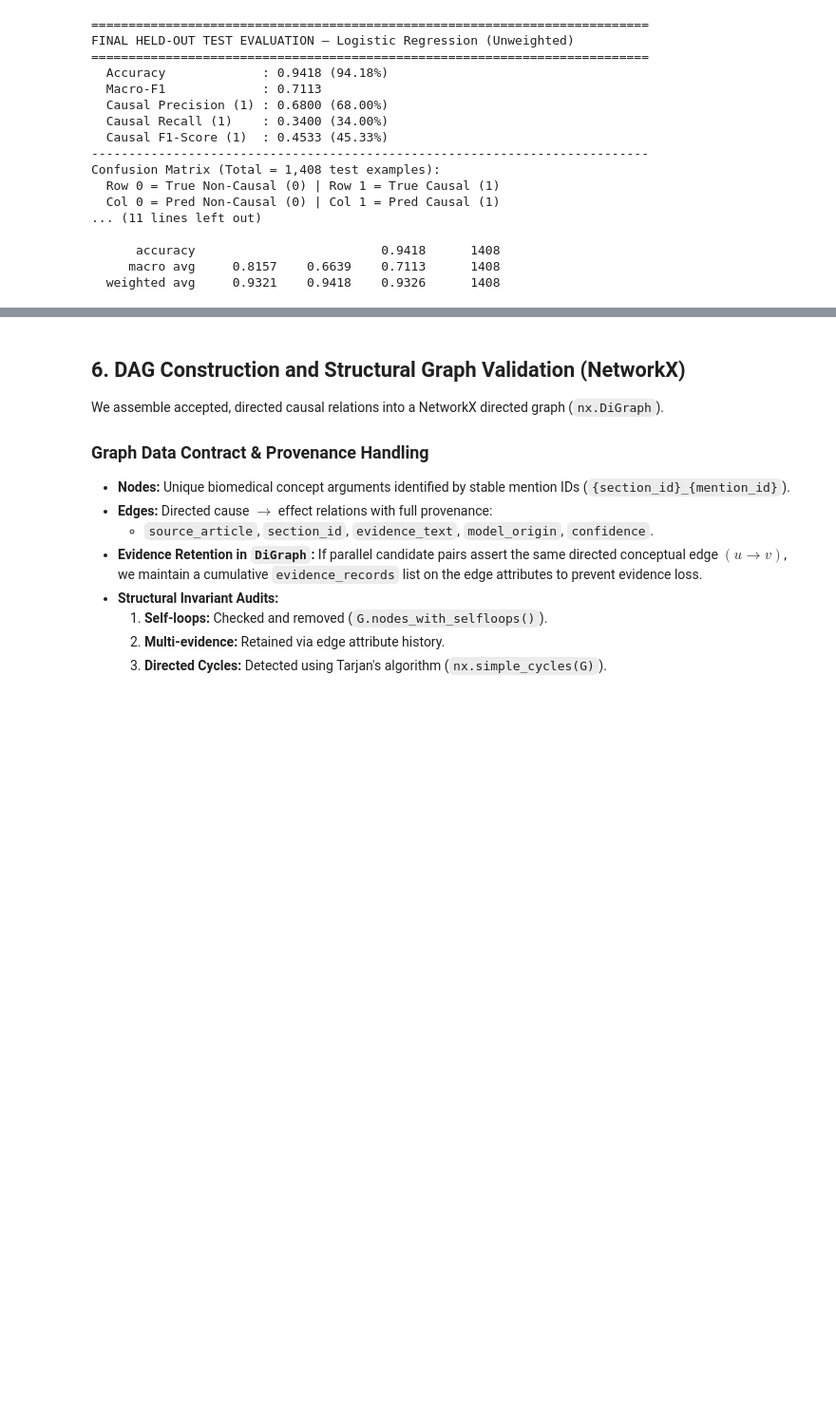
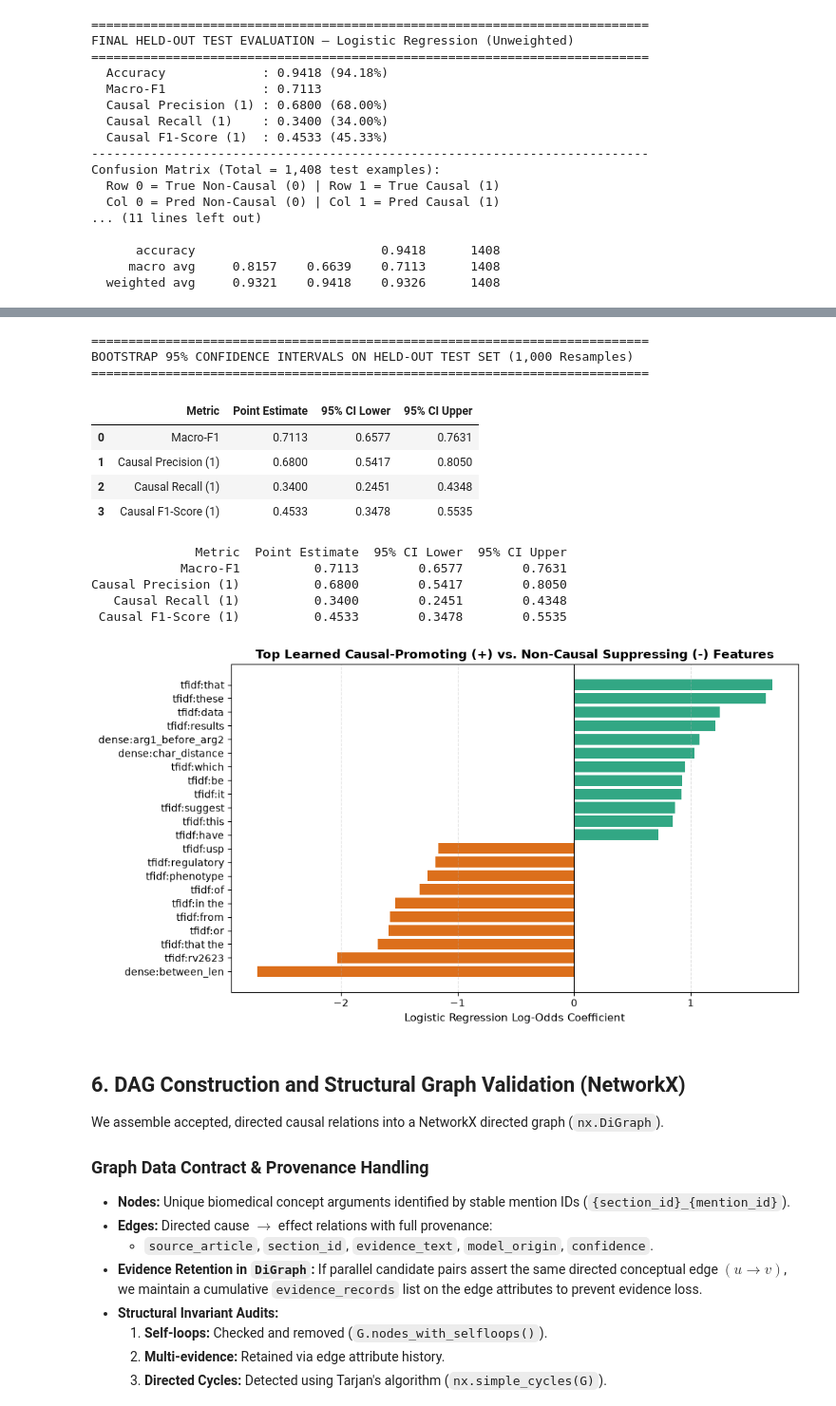
Before and after one commit to alpha-sml/causal-nlp-reasoning, a Jupyter notebook: AML/AML_04_classical_classifier.ipynb, the cells around one changed output, grey strips where cells are left out. Shown at 95% size. Drawn from its saved outputs; the diff is of its cells as text; code cells hidden in the pictures; blank space fills up the shorter version.

```diff
--- a/AML/AML_04_classical_classifier.ipynb
+++ b/AML/AML_04_classical_classifier.ipynb
@@ -359,3 +507,66 @@ Confusion Matrix (Total = 1,408 test examples):
+# %%
+rng = np.random.default_rng(42)
+n_test = len(y_test)
+boot_p, boot_r, boot_f1, boot_macro = [], [], [], []
+for _ in range(1000):
+    idx = rng.integers(0, n_test, size=n_test)
+    yt_b, yp_b = y_test[idx], y_test_pred[idx]
+    boot_p.append(precision_score(yt_b, yp_b, pos_label=1, zero_division=0))
+    boot_r.append(recall_score(yt_b, yp_b, pos_label=1, zero_division=0))
+    boot_f1.append(f1_score(yt_b, yp_b, pos_label=1, zero_division=0))
+    boot_macro.append(f1_score(yt_b, yp_b, average="macro", zero_division=0))
+
+ci_rows = [
+    {"Metric": "Macro-F1", "Point Estimate": round(test_macro_f1, 4), "95% CI Lower": round(float(np.percentile(boot_macro, 2.5)), 4), "95% CI Upper": round(float(np.percentile(boot_macro, 97.5)), 4)},
+    {"Metric": "Causal Precision (1)", "Point Estimate": round(test_p1, 4), "95% CI Lower": round(float(np.percentile(boot_p, 2.5)), 4), "95% CI Upper": round(float(np.percentile(boot_p, 97.5)), 4)},
+    {"Metric": "Causal Recall (1)", "Point Estimate": round(test_r1, 4), "95% CI Lower": round(float(np.percentile(boot_r, 2.5)), 4), "95% CI Upper": round(float(np.percentile(boot_r, 97.5)), 4)},
+    {"Metric": "Causal F1-Score (1)", "Point Estimate": round(test_f1_1, 4), "95% CI Lower": round(float(np.percentile(boot_f1, 2.5)), 4), "95% CI Upper": round(float(np.percentile(boot_f1, 97.5)), 4)},
+]
+df_ci = pd.DataFrame(ci_rows)
+print("=" * 75)
+print("BOOTSTRAP 95% CONFIDENCE INTERVALS ON HELD-OUT TEST SET (1,000 Resamples)")
+print("=" * 75)
+display(df_ci)
+print(df_ci.to_string(index=False))
+
+# Feature Importance / Coefficient Audit
+dense_feature_names = [
+    "dense:char_distance", "dense:arg1_before_arg2", "dense:between_len",
+    "dense:arg1_len", "dense:arg2_len", "trigger:active_causal",
+    "trigger:passive_causal", "trigger:discourse", "control:negation", "control:uncertainty"
+]
+tfidf_feature_names = [f"tfidf:{w}" for w in tfidf.get_feature_names_out()]
+all_feature_names = np.array(dense_feature_names + tfidf_feature_names)
+coefs = selected_model.coef_[0]
+
+top_pos_idx = np.argsort(coefs)[-12:]
+top_neg_idx = np.argsort(coefs)[:10]
+feat_idx = np.concatenate([top_neg_idx, top_pos_idx])
+
+plt.figure(figsize=(10, 5.5))
+colors = ["#d95f02" if c < 0 else "#1b9e77" for c in coefs[feat_idx]]
+plt.barh(all_feature_names[feat_idx], coefs[feat_idx], color=colors, alpha=0.9)
+plt.axvline(0, color="black", linewidth=0.8)
+plt.xlabel("Logistic Regression Log-Odds Coefficient", fontsize=11)
+plt.title("Top Learned Causal-Promoting (+) vs. Non-Causal Suppressing (-) Features", fontsize=12, fontweight="bold")
+plt.grid(axis="x", linestyle="--", alpha=0.4)
+plt.tight_layout()
+plt.show()
+# %% [output]
+===========================================================================
+BOOTSTRAP 95% CONFIDENCE INTERVALS ON HELD-OUT TEST SET (1,000 Resamples)
+===========================================================================
+|  | Metric | Point Estimate | 95% CI Lower | 95% CI Upper |
+| 0 | Macro-F1 | 0.7113 | 0.6577 | 0.7631 |
+| 1 | Causal Precision (1) | 0.6800 | 0.5417 | 0.8050 |
+| 2 | Causal Recall (1) | 0.3400 | 0.2451 | 0.4348 |
+| 3 | Causal F1-Score (1) | 0.4533 | 0.3478 | 0.5535 |
+              Metric  Point Estimate  95% CI Lower  95% CI Upper
+            Macro-F1          0.7113        0.6577        0.7631
+Causal Precision (1)          0.6800        0.5417        0.8050
+   Causal Recall (1)          0.3400        0.2451        0.4348
+ Causal F1-Score (1)          0.4533        0.3478        0.5535
+[figure, added]
 # %% [markdown]
 ## 6. DAG Construction and Structural Graph Validation (NetworkX)
 
```
Also changed, not shown: parts of 11 cells of this notebook, 18 other files.
